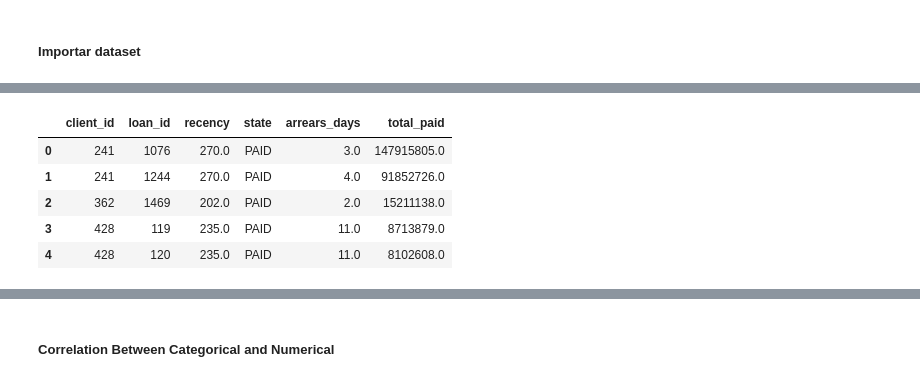
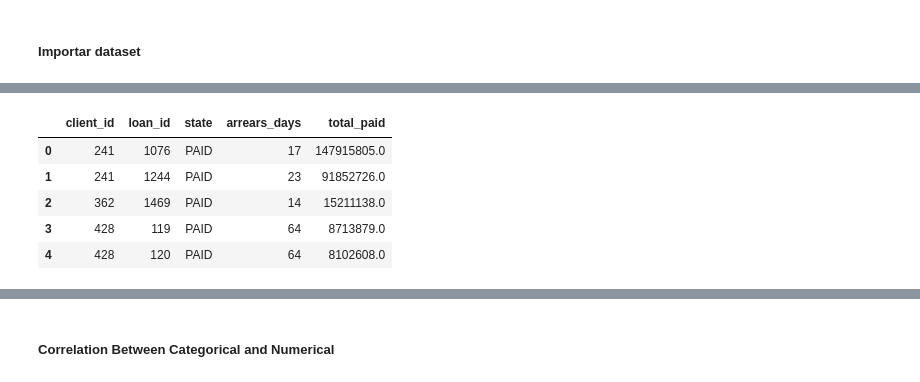
Before and after one commit to cbarros7/capstone_project_holberton, a Jupyter notebook: pre_modeling_update.ipynb, the cells around one changed output, grey strips where cells are left out. Drawn from its saved outputs; the diff is of its cells as text; code cells hidden in the pictures.

```diff
--- a/pre_modeling_update.ipynb
+++ b/pre_modeling_update.ipynb
@@ -82,27 +82,27 @@ data.head()
 # %%
 # Cambiara formato datatime
-data['paid_date']= pd.to_datetime(data['paid_date'])
-data['expected_date']= pd.to_datetime(data['expected_date'])
+#data['paid_date']= pd.to_datetime(data['paid_date'])
+#data['expected_date']= pd.to_datetime(data['expected_date'])
 # %%
 # Aggregate data on a customer level
 data = data.groupby(['client_id', 'loan_id']).agg({
-    'paid_date': lambda x: (datetime.today() - x.max()).days, #Diferenciar entre la fecha actual (hoy) y
+    #'paid_date': lambda x: (datetime.today() - x.max()).days, #Diferenciar entre la fecha actual (hoy) y
     #la fecha de factura más reciente basado en el número de dias de la ultima transacción
     'state': lambda x: x.iloc[-1], # Devuelve el último state
-    'arrears_days':'mean',
+    'arrears_days':'sum',
     'total_paid': 'sum'}).round(0) # Se suman todas las facturas
 
 # Rename columns for easier interpretation
 data.rename(columns = {'paid_date': 'recency'}, inplace=True)
 # Reset index
 data.reset_index(inplace=True)
 data.head()
 # %% [output]
-|  | client_id | loan_id | recency | state | arrears_days | total_paid |
-| 0 | 241 | 1076 | 270.0 | PAID | 3.0 | 147915805.0 |
-| 1 | 241 | 1244 | 270.0 | PAID | 4.0 | 91852726.0 |
-| 2 | 362 | 1469 | 202.0 | PAID | 2.0 | 15211138.0 |
-| 3 | 428 | 119 | 235.0 | PAID | 11.0 | 8713879.0 |
-| 4 | 428 | 120 | 235.0 | PAID | 11.0 | 8102608.0 |
+|  | client_id | loan_id | state | arrears_days | total_paid |
+| 0 | 241 | 1076 | PAID | 17 | 147915805.0 |
+| 1 | 241 | 1244 | PAID | 23 | 91852726.0 |
+| 2 | 362 | 1469 | PAID | 14 | 15211138.0 |
+| 3 | 428 | 119 | PAID | 64 | 8713879.0 |
+| 4 | 428 | 120 | PAID | 64 | 8102608.0 |
 # %%
 #Reemplazar missing values por el promedio
```
Also changed, not shown: parts of 226 cells of this notebook.
